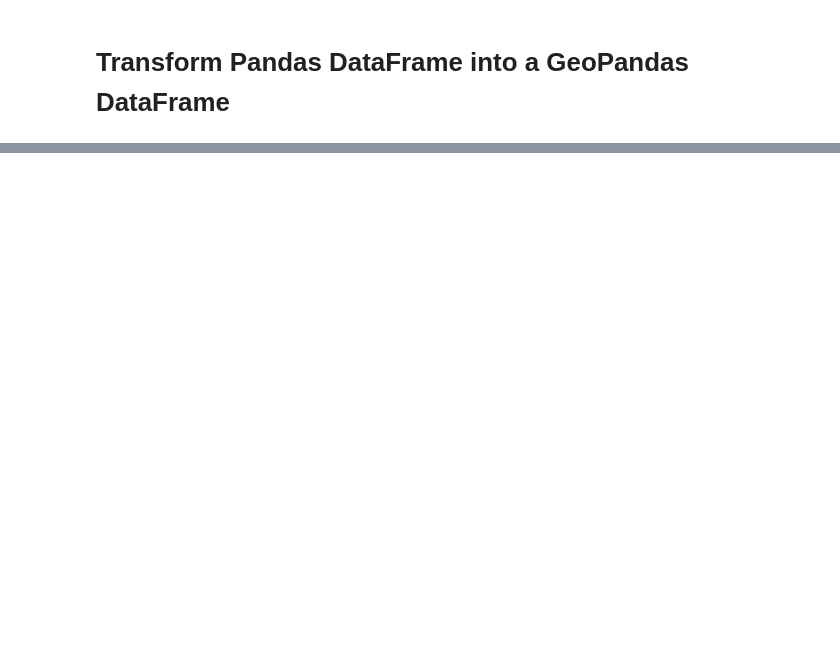
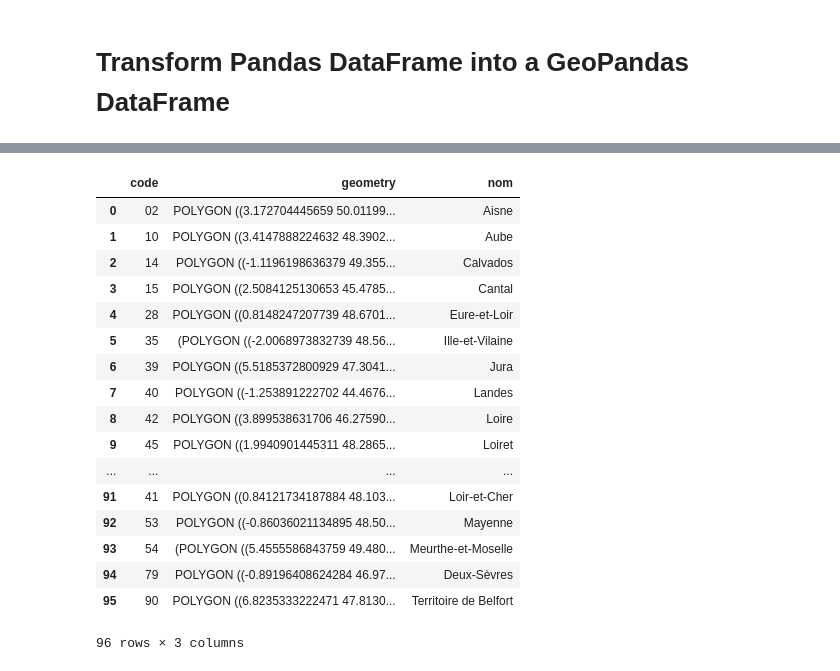
Before and after one commit to yassineAlouini/gis-with-python, a Jupyter notebook: gis_with_python.ipynb, the cells around one changed output, grey strips where cells are left out. Drawn from its saved outputs; the diff is of its cells as text; code cells hidden in the pictures; blank space fills up the shorter version.

```diff
--- a/gis_with_python.ipynb
+++ b/gis_with_python.ipynb
@@ -148,0 +139,21 @@ mplleaflet.display(fig=fig)
+# %%
+france_gdf
+# %% [output]
+|  | code | geometry | nom |
+| 0 | 02 | POLYGON ((3.172704445659 50.01199... | Aisne |
+| 1 | 10 | POLYGON ((3.4147888224632 48.3902... | Aube |
+| 2 | 14 | POLYGON ((-1.1196198636379 49.355... | Calvados |
+| 3 | 15 | POLYGON ((2.5084125130653 45.4785... | Cantal |
+| 4 | 28 | POLYGON ((0.8148247207739 48.6701... | Eure-et-Loir |
+| 5 | 35 | (POLYGON ((-2.0068973832739 48.56... | Ille-et-Vilaine |
+| 6 | 39 | POLYGON ((5.5185372800929 47.3041... | Jura |
+| 7 | 40 | POLYGON ((-1.253891222702 44.4676... | Landes |
+| 8 | 42 | POLYGON ((3.899538631706 46.27590... | Loire |
+| 9 | 45 | POLYGON ((1.9940901445311 48.2865... | Loiret |
+| ... | ... | ... | ... |
+| 91 | 41 | POLYGON ((0.84121734187884 48.103... | Loir-et-Cher |
+| 92 | 53 | POLYGON ((-0.86036021134895 48.50... | Mayenne |
+| 93 | 54 | (POLYGON ((5.4555586843759 49.480... | Meurthe-et-Moselle |
+| 94 | 79 | POLYGON ((-0.89196408624284 46.97... | Deux-Sèvres |
+| 95 | 90 | POLYGON ((6.8235333222471 47.8130... | Territoire de Belfort |
+96 rows × 3 columns
```
Also changed, not shown: parts of 42 cells of this notebook, 7 other files.
